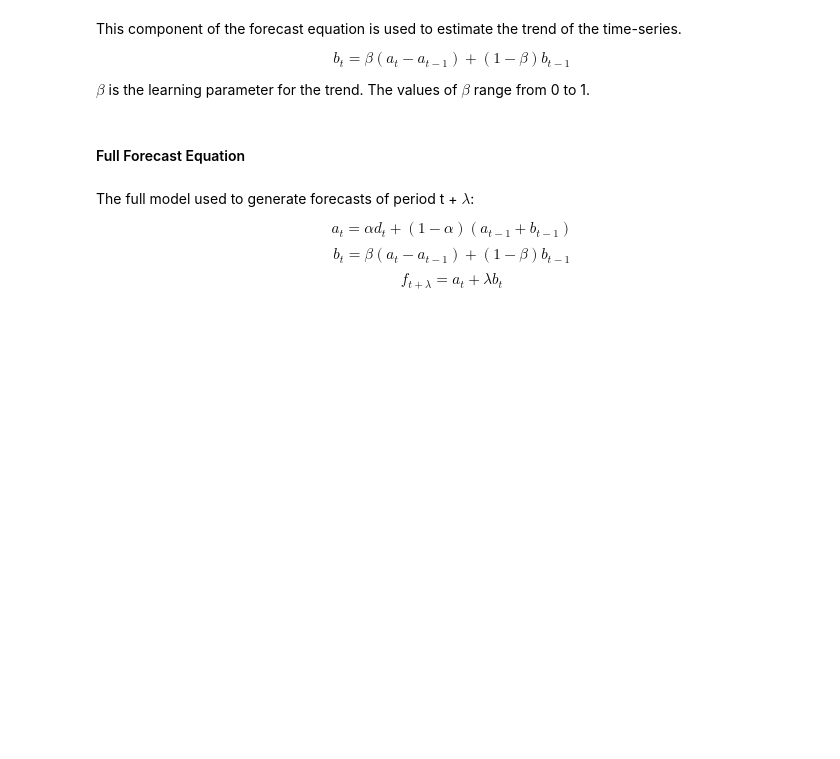
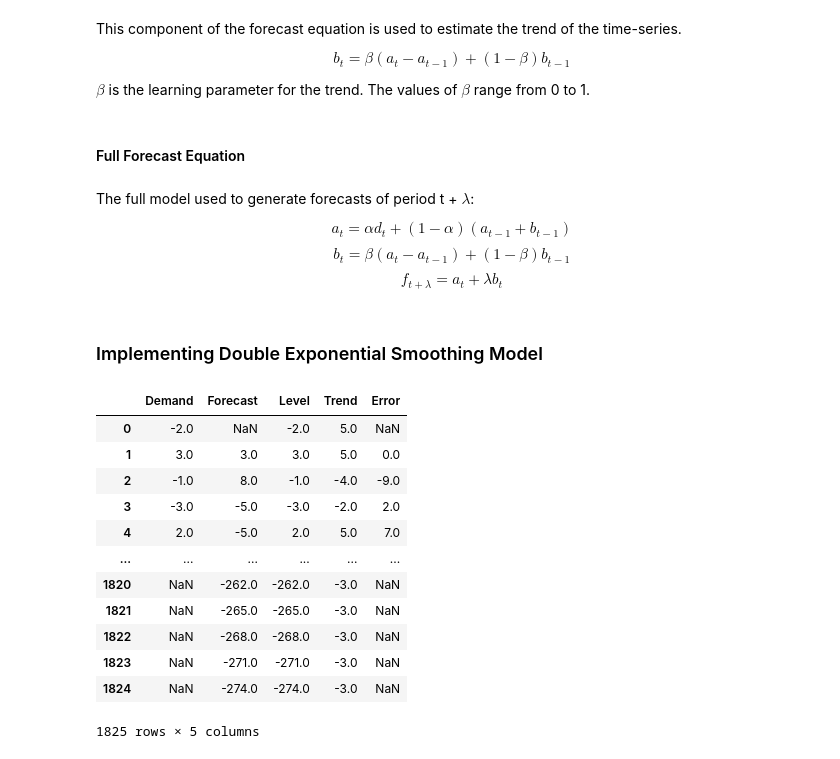
Before and after one commit to zhikaichen99/DemandForecasting, a Jupyter notebook: notebooks/Exponential_Smoothing.ipynb, the cells around one changed output. Cells and saved outputs as stored; diff of their text form; code cells hidden in the pictures; blank space fills up the shorter version.

```diff
--- a/notebooks/Exponential_Smoothing.ipynb
+++ b/notebooks/Exponential_Smoothing.ipynb
@@ -197,3 +197,5 @@ The full model used to generate forecasts of period t + $\lambda$:
 $$a_t = \alpha d_t + (1-\alpha)(a_{t-1} + b_{t-1})$$
 $$b_t = \beta(a_t - a_{t-1}) + (1-\beta)b_{t-1}$$
 $$f_{t+\lambda} = a_t + \lambda b_t$$
+# %% [markdown]
+### Implementing Double Exponential Smoothing Model
@@ -199,0 +236,16 @@ $$f_{t+\lambda} = a_t + \lambda b_t$$
+# %%
+double_results
+# %% [output]
+|  | Demand | Forecast | Level | Trend | Error |
+| 0 | -2.0 | NaN | -2.0 | 5.0 | NaN |
+| 1 | 3.0 | 3.0 | 3.0 | 5.0 | 0.0 |
+| 2 | -1.0 | 8.0 | -1.0 | -4.0 | -9.0 |
+| 3 | -3.0 | -5.0 | -3.0 | -2.0 | 2.0 |
+| 4 | 2.0 | -5.0 | 2.0 | 5.0 | 7.0 |
+| ... | ... | ... | ... | ... | ... |
+| 1820 | NaN | -262.0 | -262.0 | -3.0 | NaN |
+| 1821 | NaN | -265.0 | -265.0 | -3.0 | NaN |
+| 1822 | NaN | -268.0 | -268.0 | -3.0 | NaN |
+| 1823 | NaN | -271.0 | -271.0 | -3.0 | NaN |
+| 1824 | NaN | -274.0 | -274.0 | -3.0 | NaN |
+1825 rows × 5 columns
```
Also changed, not shown: parts of 8 cells of this notebook.
